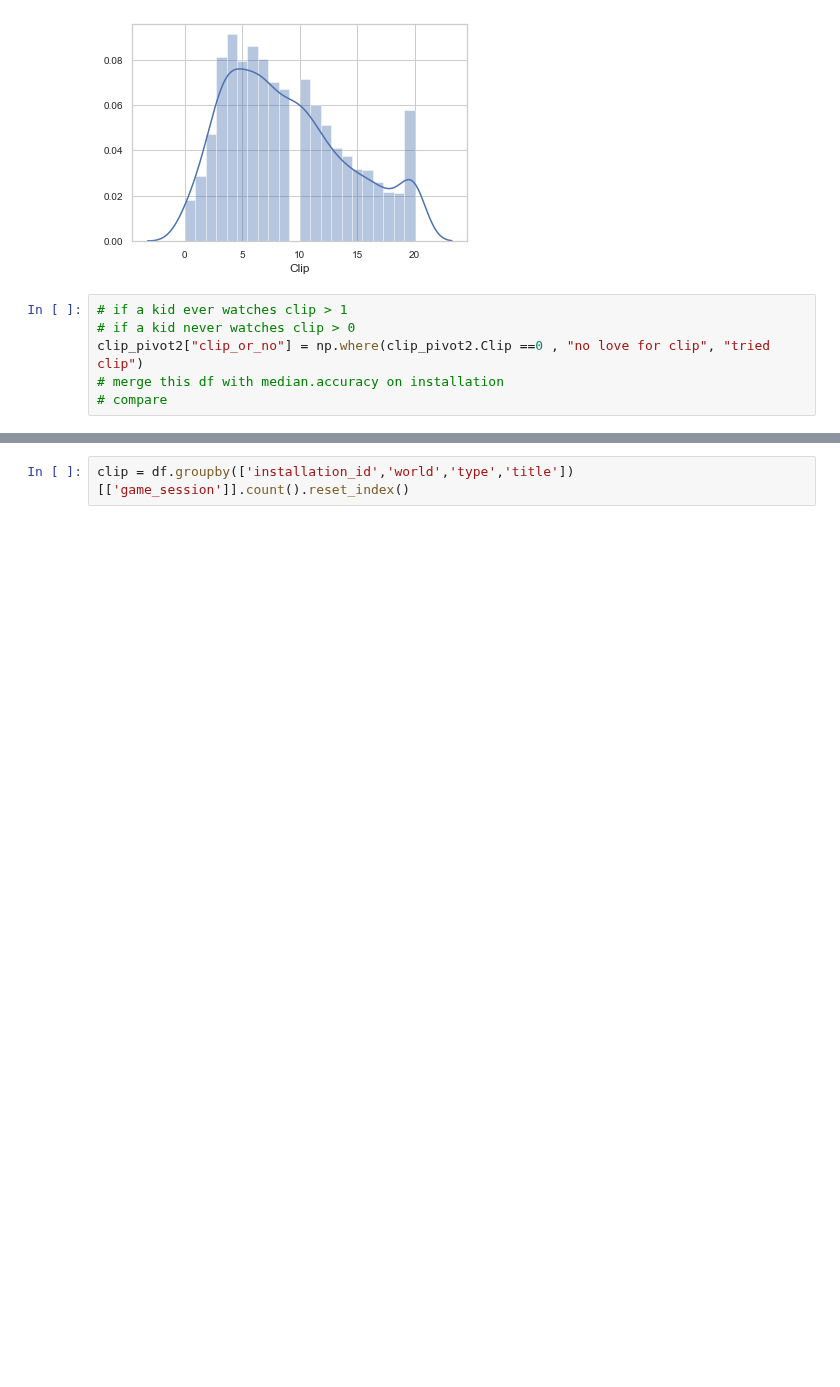
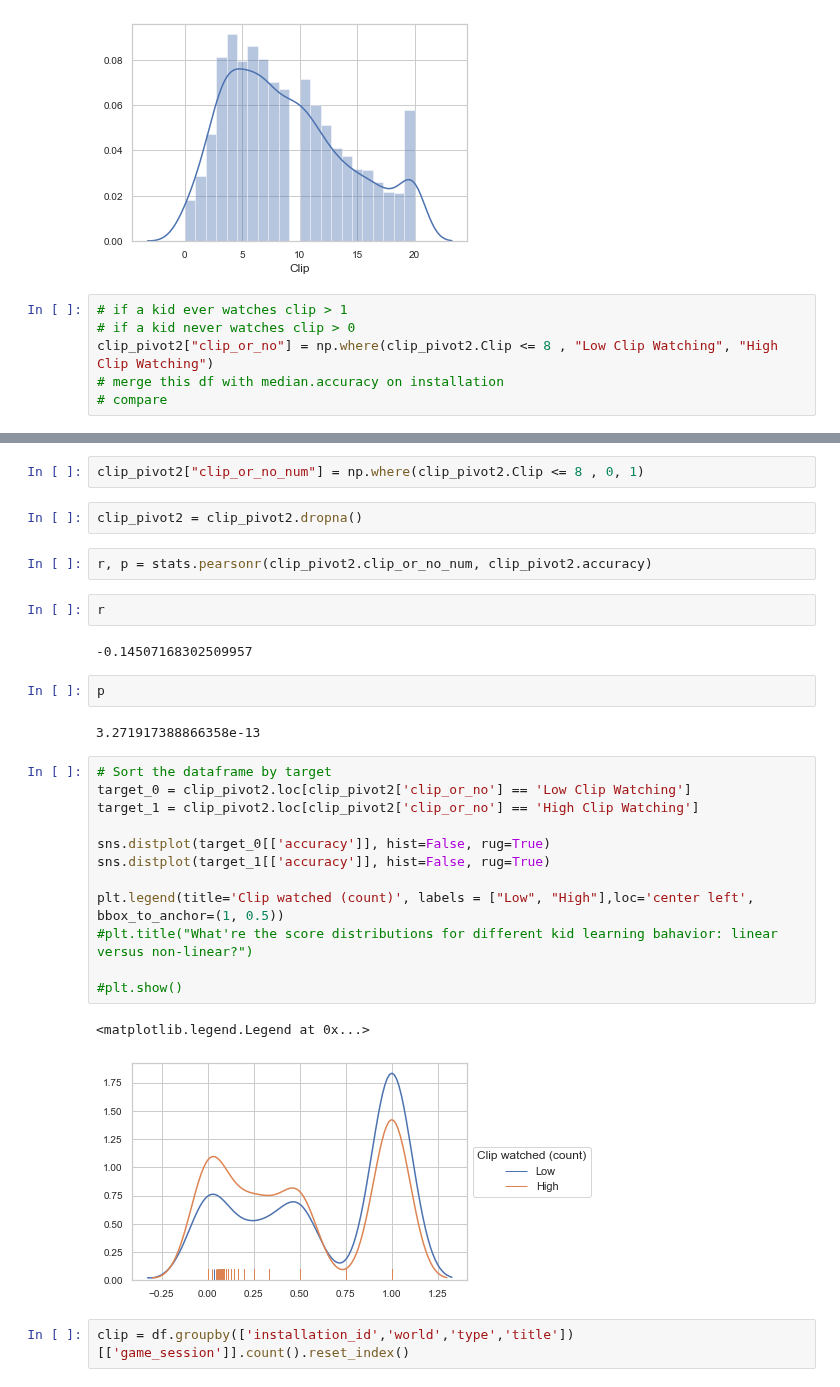
Before and after one commit to cats-in-the-hat/PBS-KIDS2, a Jupyter notebook: JQ_clean.ipynb, the cells around one changed output, grey strips where cells are left out. Cells and saved outputs as stored; diff of their text form; blank space fills up the shorter version.

```diff
--- a/JQ_clean.ipynb
+++ b/JQ_clean.ipynb
@@ -239,7 +239,7 @@ sns.distplot(clip_pivot2.Clip)
 # %%
 # if a kid ever watches clip > 1
 # if a kid never watches clip > 0
-clip_pivot2["clip_or_no"] = np.where(clip_pivot2.Clip ==0 , "no love for clip", "tried clip")
+clip_pivot2["clip_or_no"] = np.where(clip_pivot2.Clip <= 8 , "Low Clip Watching", "High Clip Watching")
 # merge this df with median.accuracy on installation
 # compare
 # %%
@@ -253,3 +254,32 @@ cl
+# %%
+clip_pivot2["clip_or_no_num"] = np.where(clip_pivot2.Clip <= 8 , 0, 1)
+# %%
+clip_pivot2 = clip_pivot2.dropna()
+# %%
+r, p = stats.pearsonr(clip_pivot2.clip_or_no_num, clip_pivot2.accuracy)
+# %%
+r
+# %% [output]
+-0.14507168302509957
+# %%
+p
+# %% [output]
+3.271917388866358e-13
+# %%
+# Sort the dataframe by target
+target_0 = clip_pivot2.loc[clip_pivot2['clip_or_no'] == 'Low Clip Watching']
+target_1 = clip_pivot2.loc[clip_pivot2['clip_or_no'] == 'High Clip Watching']
+
+sns.distplot(target_0[['accuracy']], hist=False, rug=True)
+sns.distplot(target_1[['accuracy']], hist=False, rug=True)
+
+plt.legend(title='Clip watched (count)', labels = ["Low", "High"],loc='center left', bbox_to_anchor=(1, 0.5))
+#plt.title("What're the score distributions for different kid learning bahavior: linear versus non-linear?")
+
+#plt.show()
+# %% [output]
+<matplotlib.legend.Legend at 0x...>
+[figure, added]
 # %%
 clip = df.groupby(['installation_id','world','type','title'])[['game_session']].count().reset_index()
 # %%
```
Also changed, not shown: parts of 2 cells of this notebook.
